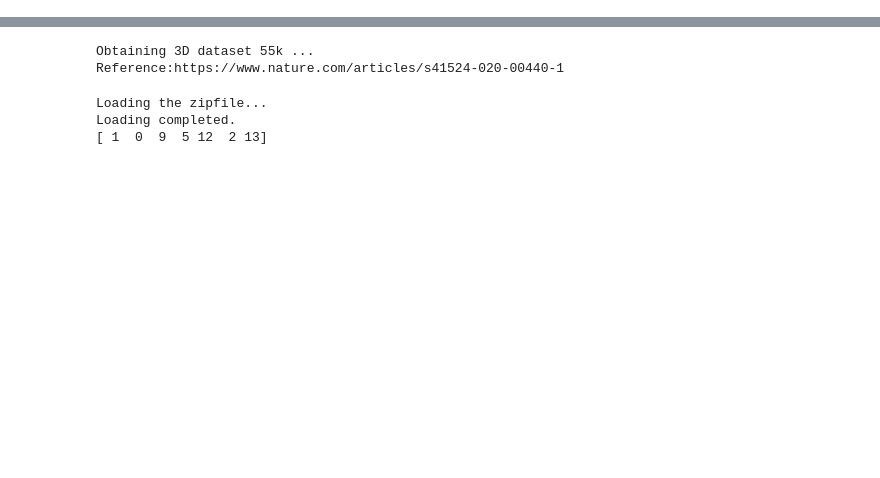
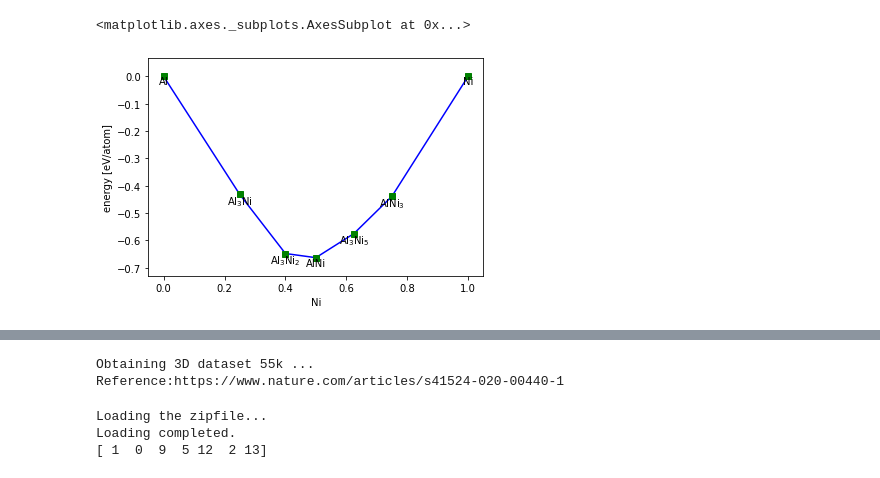
Before and after one commit to JARVIS-Materials-Design/jarvis-tools-notebooks, a Jupyter notebook: jarvis-tools-notebooks/ConvexHull.ipynb, the cells around one changed output, grey strips where cells are left out. Drawn from its saved outputs; the diff is of its cells as text; code cells hidden in the pictures; blank space fills up the shorter version.

```diff
--- a/jarvis-tools-notebooks/ConvexHull.ipynb
+++ b/jarvis-tools-notebooks/ConvexHull.ipynb
@@ -22,0 +53,6 @@ Successfully installed jarvis-tools-2022.1.10 spglib-1.16.3 xmltodict-0.12.0
+# %%
+pdj=PhaseDiagram(z,only_plot_stable=True)
+pdj.plot()
+# %% [output]
+<matplotlib.axes._subplots.AxesSubplot at 0x...>
+[figure, added]
```
Also changed, not shown: parts of 7 cells of this notebook.
